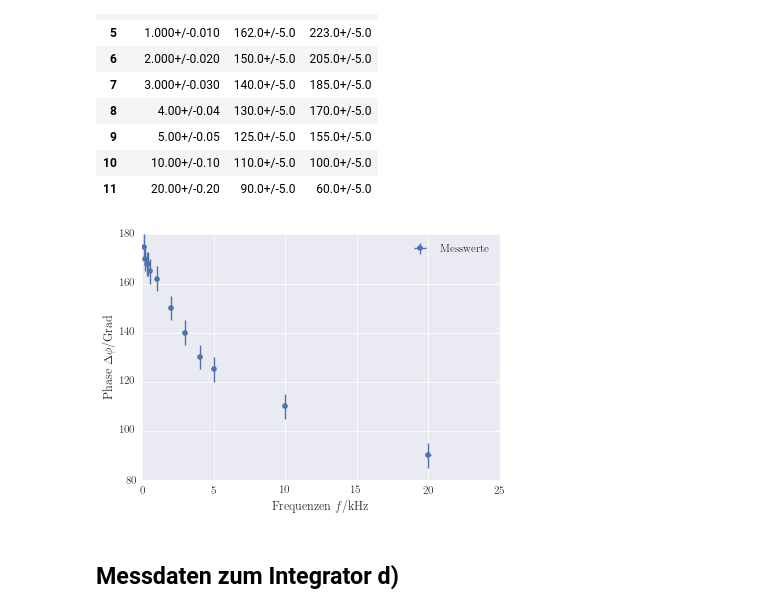
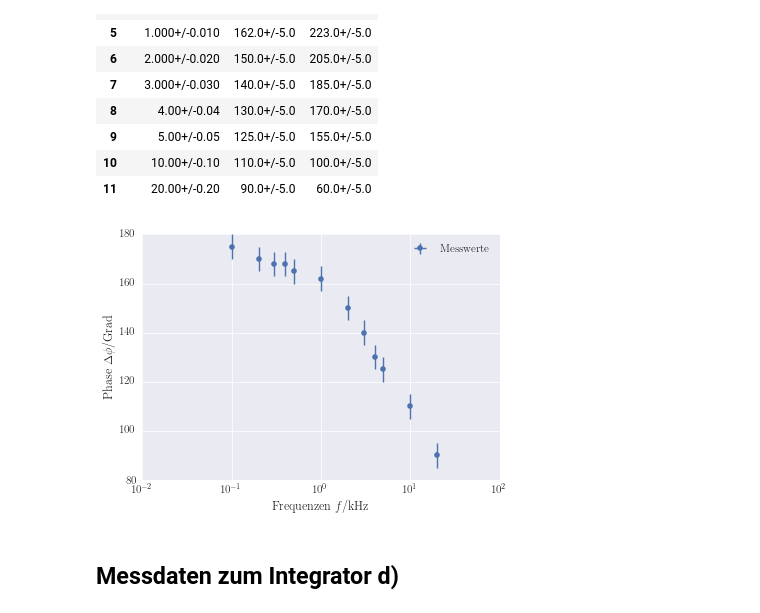
Before and after one commit to LuckyJosh/PhysikFP2015, a Jupyter notebook: 05_Operationsvertaerker[ ]/Python/Auswertung.ipynb, the cells around one changed output. Drawn from its saved outputs; the diff is of its cells as text; code cells hidden in the pictures.

```diff
--- a/05_Operationsvertaerker[ ]/Python/Auswertung.ipynb
+++ b/05_Operationsvertaerker[ ]/Python/Auswertung.ipynb
@@ -579,25 +579,25 @@ degenerative_amplifier_phase
 # %%
 fig,ax = plt.subplots()
 ax.set_xlabel(axis_label("Frequenzen", "f", "kHz"))
 ax.set_ylabel(axis_label("Phase", "\Delta\phi","Grad"))
-
+ax.set_xscale("log")
 
 errorbar(degenerative_amplifier_phase["f"][:],degenerative_amplifier_phase["Phase"][:],
         marker="o", linestyle="", ax=ax, label="Messwerte")
 #errorbar(degenerative_amplifier_4["f"][2:],degenerative_amplifier_4["V"][2:],
 #        marker="o", linestyle="", ax=ax, label="Messwerte $f> f_g$")
 
 #ax.axhline(noms(degenerative_amplifier_resistors["RN"][3]/degenerative_amplifier_resistors["R1"][3]),
 #          label="Widerstandsverhältnis $R_N/R_1$",color=colors[3])
 
 #ylim = ax.get_ylim()
 #ylim_mask = (y>ylim[0])&(y<ylim[1])
 
 #ax.plot(x[ylim_mask],y[ylim_mask],label="Fit-Gerade")
 ax.legend(loc="upper right")
 fig.savefig(path_graphics+"Gegengekoppelter_Verstaerker_Phase.pdf")
 # %% [output]
-[figure, old version]
+[figure, new version]
 # %% [markdown]
 ## Messdaten zum Integrator d)
 # %%
```
Also changed, not shown: parts of 11 cells of this notebook, 24 other files.
